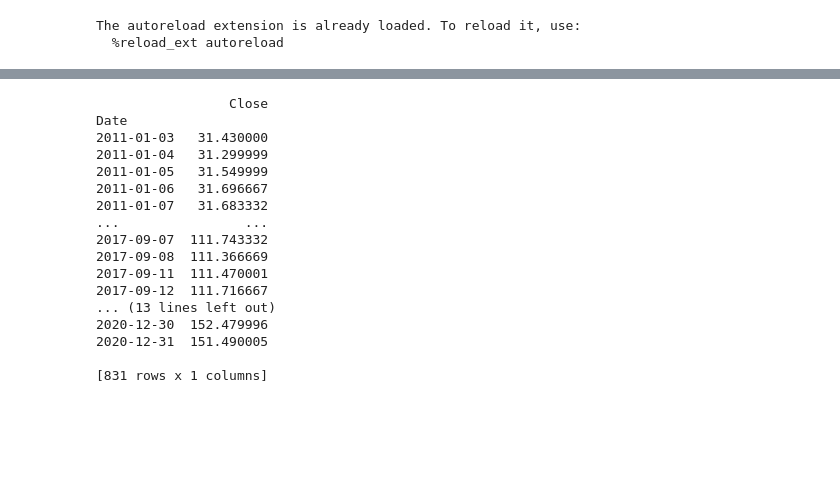
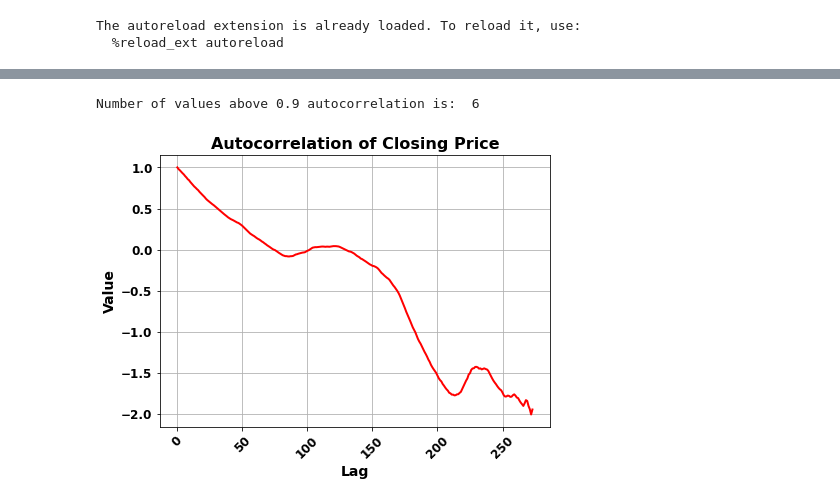
Before and after one commit to Andu3/final-project, a Jupyter notebook: EDA.ipynb, the cells around one changed output, grey strips where cells are left out. Drawn from its saved outputs; the diff is of its cells as text; code cells hidden in the pictures; blank space fills up the shorter version.

```diff
--- a/EDA.ipynb
+++ b/EDA.ipynb
@@ -51,57 +62,5 @@ Estimated differencing term: 1
-# %%
-#Split dataset
-from sklearn.model_selection import train_test_split
-
-
-
-
-def split_data(data, training_size):
-    if training_size < 0 or training_size > 1:
-        raise ValueError("Please use a value between 0 and 1 to split the dataset. Recommended values for the size of the training dataset are: 0.50, 0.67, 0.80.")
-    train_data, test_data = data[0:int(len(data)*training_size)], data[int(len(data)*training_size):]
-
-    train_data = train_data['Close'].values
-    test_data = test_data['Close'].values
-
-    print("Number of training samples:", len(train_data))
-    print("Number of testing samples:", len(test_data))
-    return training_size, train_data, test_data
-
-
-#split_ratio, train_data, test_data = split_data(data_t, 0.67)
-
-
-#
-#test_index
-#
-#cutoff = round(len(data_close)/0.67)
-#train_data = data_close.iloc[:cutoff,:]
-#test_data = data_close.iloc[cutoff+1:,:]
-
-
-
-
-
-
-
-train_data, test_data = train_test_split(data_close, test_size=0.33, shuffle = False)
-
-print (train_data, test_data)
-# %% [output]
-                 Close
-Date
-2011-01-03   31.430000
-2011-01-04   31.299999
-2011-01-05   31.549999
-2011-01-06   31.696667
-2011-01-07   31.683332
-...                ...
-2017-09-07  111.743332
-2017-09-08  111.366669
-2017-09-11  111.470001
-2017-09-12  111.716667
-... (13 lines left out)
-2020-12-30  152.479996
-2020-12-31  151.490005
-
-[831 rows x 1 columns]
+# %%
+input_dim = find_input_dim(data_close['Close'])
+# %% [output]
+Number of values above 0.9 autocorrelation is:  6
+[figure, added]
```
Also changed, not shown: parts of 43 cells of this notebook, 16 other files.
